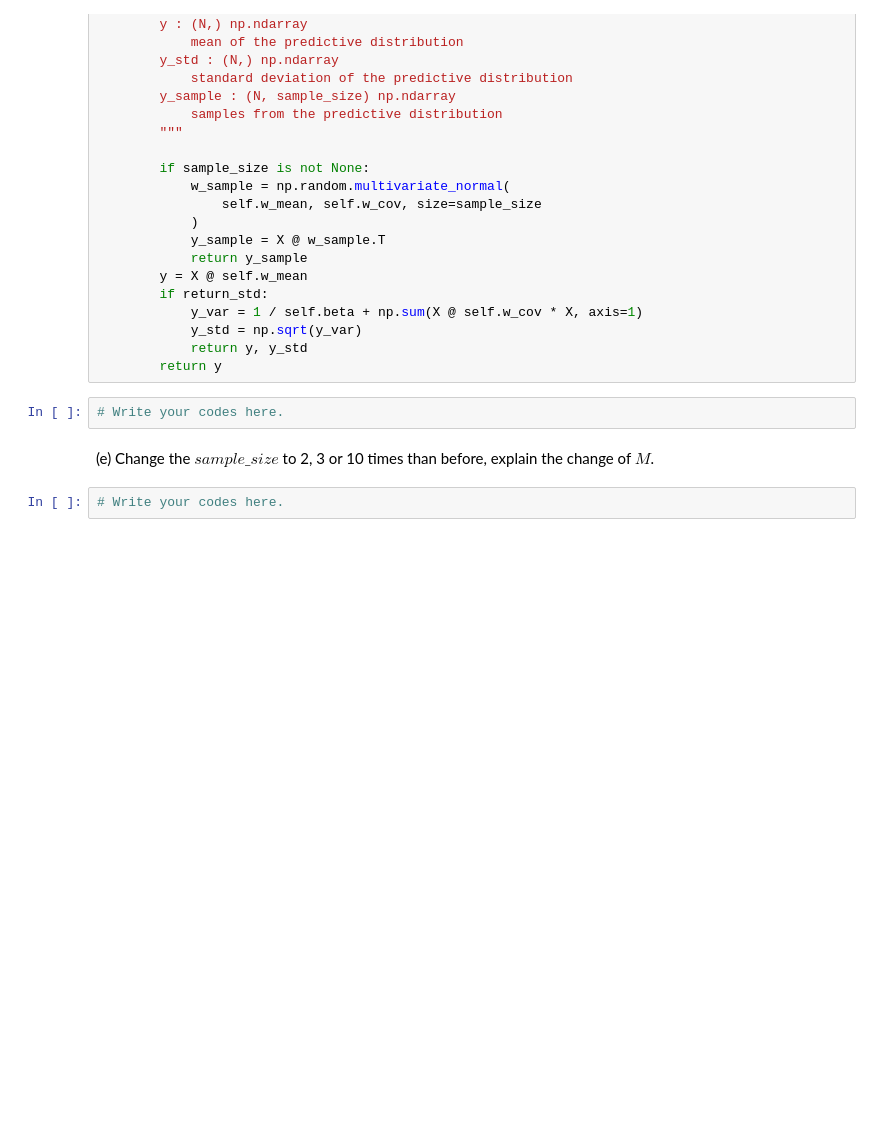
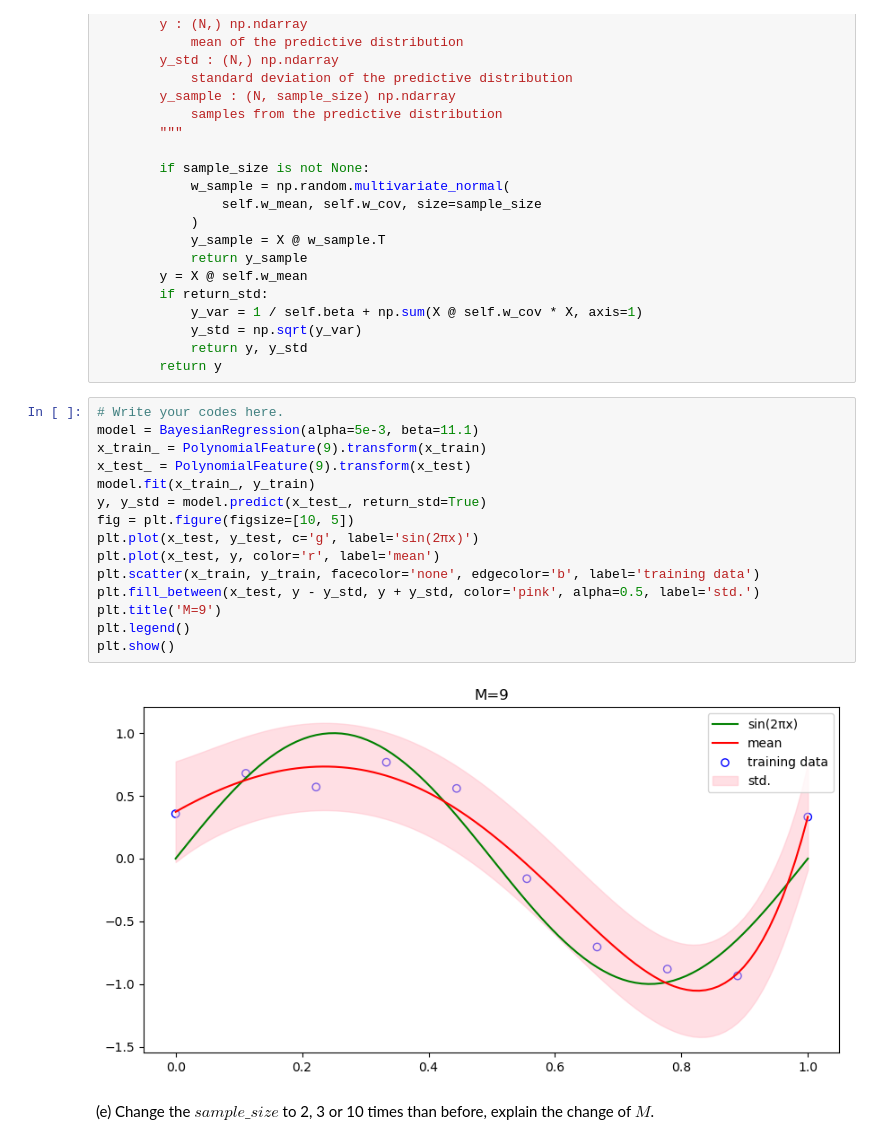
Before and after one commit to Artanisax/CS329-2023Fall, a Jupyter notebook: HW1/HW1_programQuestion/HW1_programQuestion.ipynb, the cells around one changed output. Saved outputs shown, nothing was run; the diff lists cells and outputs as text; blank space fills up the shorter version.

```diff
--- a/HW1/HW1_programQuestion/HW1_programQuestion.ipynb
+++ b/HW1/HW1_programQuestion/HW1_programQuestion.ipynb
@@ -250,9 +265,22 @@ class BayesianRegression(Regression):
             y_std = np.sqrt(y_var)
             return y, y_std
         return y
-# %%
-# Write your codes here.
+# %%
+# Write your codes here.
+model = BayesianRegression(alpha=5e-3, beta=11.1)
+x_train_ = PolynomialFeature(9).transform(x_train)
+x_test_ = PolynomialFeature(9).transform(x_test)
+model.fit(x_train_, y_train)
+y, y_std = model.predict(x_test_, return_std=True)
+fig = plt.figure(figsize=[10, 5])
+plt.plot(x_test, y_test, c='g', label='sin(2πx)')
+plt.plot(x_test, y, color='r', label='mean')
+plt.scatter(x_train, y_train, facecolor='none', edgecolor='b', label='training data')
+plt.fill_between(x_test, y - y_std, y + y_std, color='pink', alpha=0.5, label='std.')
+plt.title('M=9')
+plt.legend()
+plt.show()
+# %% [output]
+[figure, added]
 # %% [markdown]
 (e) Change the $sample\_size$ to 2, 3 or 10 times than before, explain the change of $M$.
-# %%
-# Write your codes here.
```
Also changed, not shown: parts of 6 cells of this notebook, 1 other file.
